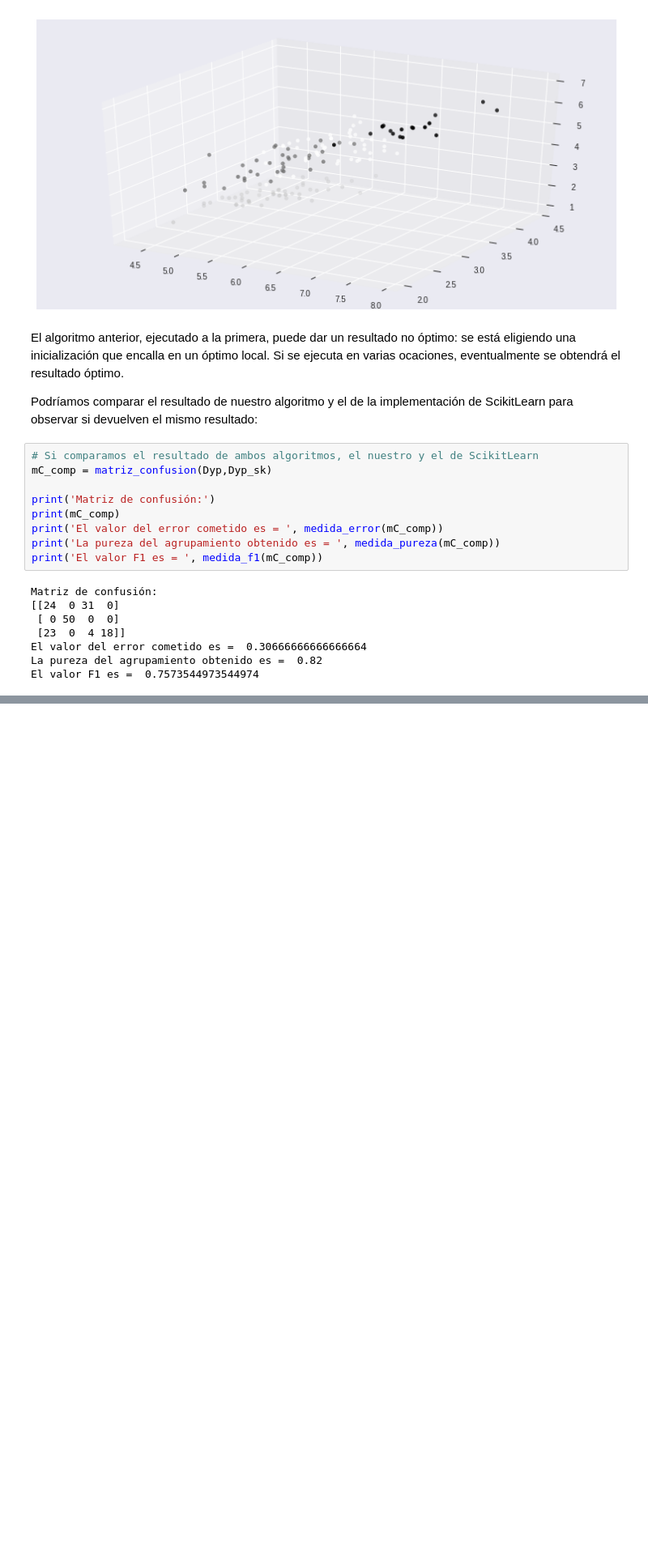
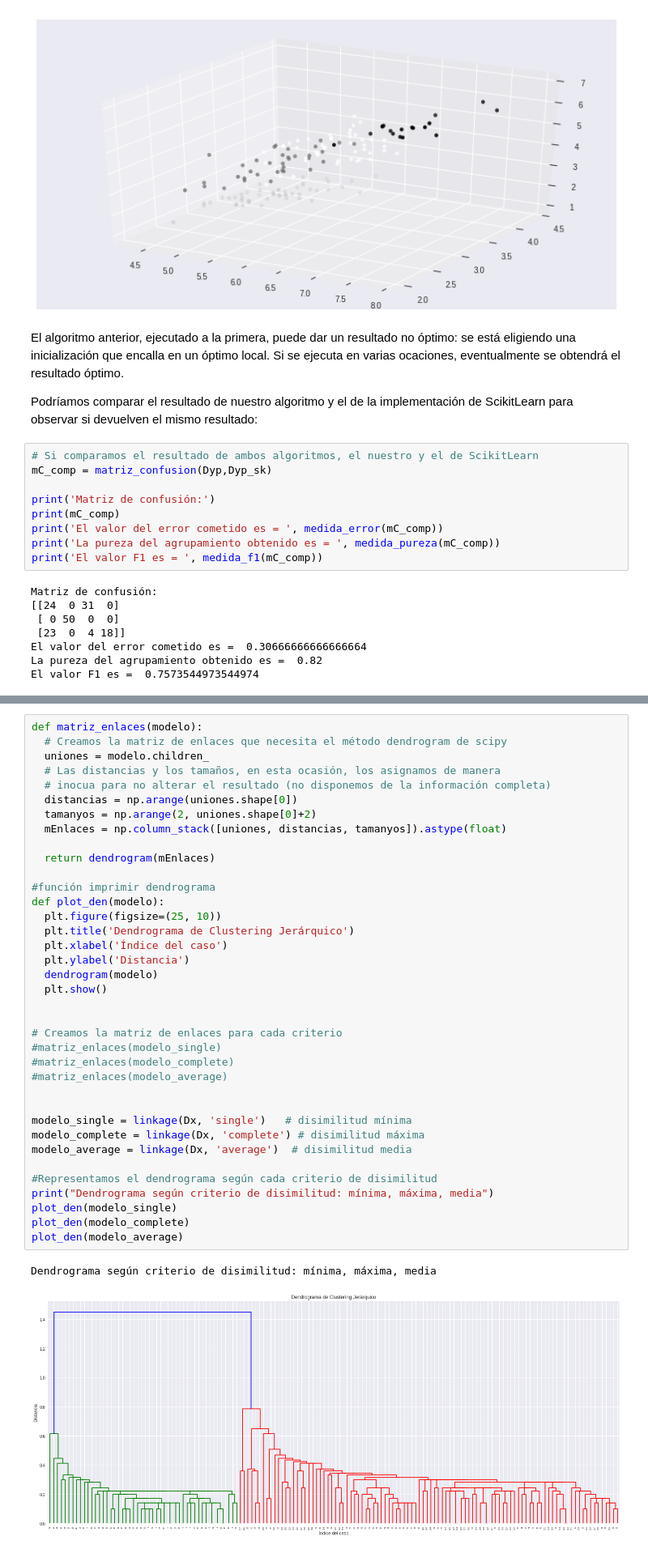
Before and after one commit to CarmenRaposo/06MAIR-Aprendizaje-No-Supervisado-Trabajo-Final, a Jupyter notebook: Trabajo Final/Trabajo_Final-agrupado.ipynb, the cells around one changed output, grey strips where cells are left out. Shown at 81% size. Drawn from its saved outputs; the diff is of its cells as text; blank space fills up the shorter version.

```diff
--- a/Trabajo Final/Trabajo_Final-agrupado.ipynb
+++ b/Trabajo Final/Trabajo_Final-agrupado.ipynb
@@ -524,0 +552,40 @@ El valor F1 es =  0.7573544973544974
+# %%
+def matriz_enlaces(modelo):
+  # Creamos la matriz de enlaces que necesita el método dendrogram de scipy
+  uniones = modelo.children_
+  # Las distancias y los tamaños, en esta ocasión, los asignamos de manera
+  # inocua para no alterar el resultado (no disponemos de la información completa)
+  distancias = np.arange(uniones.shape[0])
+  tamanyos = np.arange(2, uniones.shape[0]+2)
+  mEnlaces = np.column_stack([uniones, distancias, tamanyos]).astype(float)
+
+  return dendrogram(mEnlaces)
+
+#función imprimir dendrograma
+def plot_den(modelo):
+  plt.figure(figsize=(25, 10))
+  plt.title('Dendrograma de Clustering Jerárquico')
+  plt.xlabel('Índice del caso')
+  plt.ylabel('Distancia')
+  dendrogram(modelo)
+  plt.show()
+
+
+# Creamos la matriz de enlaces para cada criterio
+#matriz_enlaces(modelo_single)
+#matriz_enlaces(modelo_complete)
+#matriz_enlaces(modelo_average)
+
+
+modelo_single = linkage(Dx, 'single')   # disimilitud mínima
+modelo_complete = linkage(Dx, 'complete') # disimilitud máxima
+modelo_average = linkage(Dx, 'average')  # disimilitud media
+
+#Representamos el dendrograma según cada criterio de disimilitud
+print("Dendrograma según criterio de disimilitud: mínima, máxima, media")
+plot_den(modelo_single)
+plot_den(modelo_complete)
+plot_den(modelo_average)
+# %% [output]
+Dendrograma según criterio de disimilitud: mínima, máxima, media
+[figure, added]
```
Also changed, not shown: parts of 16 cells of this notebook.
